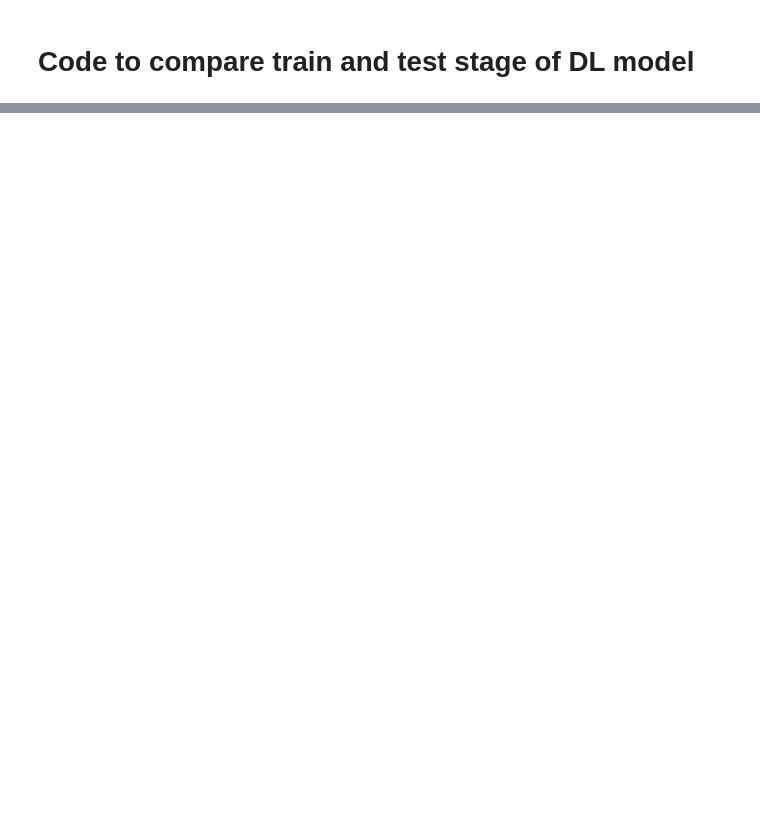
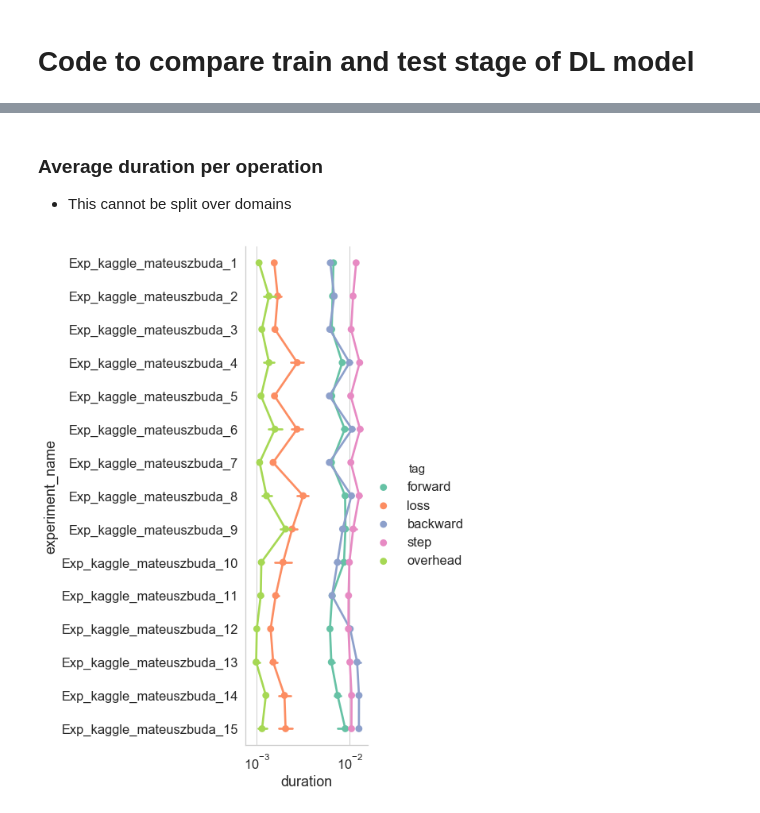
Before and after one commit to neurodatascience/watts_up_compute, a Jupyter notebook: notebooks/6_compare_DL_stages.ipynb, the cells around one changed output, grey strips where cells are left out. Saved outputs shown, nothing was run; the diff lists cells and outputs as text; code cells hidden in the pictures; blank space fills up the shorter version.

```diff
--- a/notebooks/6_compare_DL_stages.ipynb
+++ b/notebooks/6_compare_DL_stages.ipynb
@@ -84,0 +78,24 @@ total_joules.head()
+# %%
+domain_names = ['package_total','dram_total','nvidia_total','process_total']
+
+joules_df_melt = joules_df_concat.copy()
+joules_df_melt = joules_df_melt[joules_df_melt['device']=='cuda']
+joules_df_melt = pd.melt(joules_df_melt, id_vars=['experiment_name','device','tag','duration'], value_vars=['package_total','dram_total','nvidia_total','process_total'],
+ var_name='domain', value_name='uJ totals')
+
+total_joules = joules_df_melt[(joules_df_melt['domain'].isin(domain_names)) & (joules_df_melt['tag']!='overhead')]
+overhead_joules = joules_df_melt[(joules_df_melt['domain'].isin(domain_names)) & (joules_df_melt['tag']=='overhead')]
+
+# aggregate (mean) over measurement samples
+total_joules = total_joules.groupby(['experiment_name','device','domain','tag']).mean().reset_index()
+overhead_joules = overhead_joules.groupby(['experiment_name','device','domain','tag']).mean().reset_index()
+
+# sum up consupmtion over all model OPs (tag) for a domain
+total_joules = total_joules.groupby(['experiment_name','device','domain']).sum().reset_index()
+overhead_joules = overhead_joules.groupby(['experiment_name','device',]).sum().reset_index()
+
+# remove overhead consumptions as the estimated baseline from other processes on the node
+# total_joules['uJ totals'] = total_joules['uJ totals'] - overhead_joules['uJ totals']
+
+total_joules = pd.merge(total_joules,exp_config_df_concat,on=['experiment_name','device'])
+total_joules.head()
@@ -136,0 +169,12 @@ size_level_dict
+# %% [markdown]
+### Average duration per operation
+- This cannot be split over domains
+# %%
+plot_df = joules_df_concat.copy()
+
+sns.set(font_scale = 1.5)
+with sns.axes_style("whitegrid"):
+    g = sns.catplot(y='experiment_name',x='duration', hue='tag',  kind='point', data=plot_df, palette='Set2',height=10, aspect=0.7, sharex=False)
+    g.set(xscale="log")
+# %% [output]
+[figure, added]
```
Also changed, not shown: parts of 7 cells of this notebook, 3 other files.
